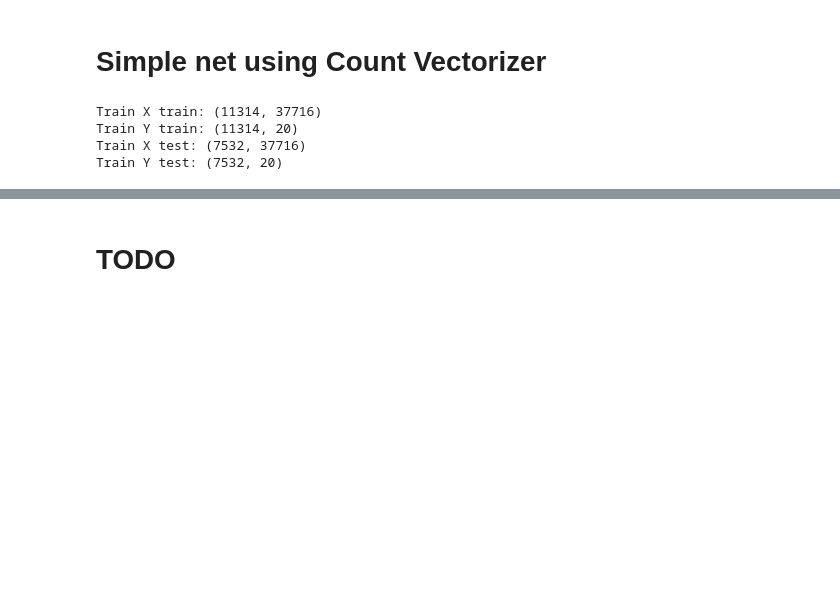
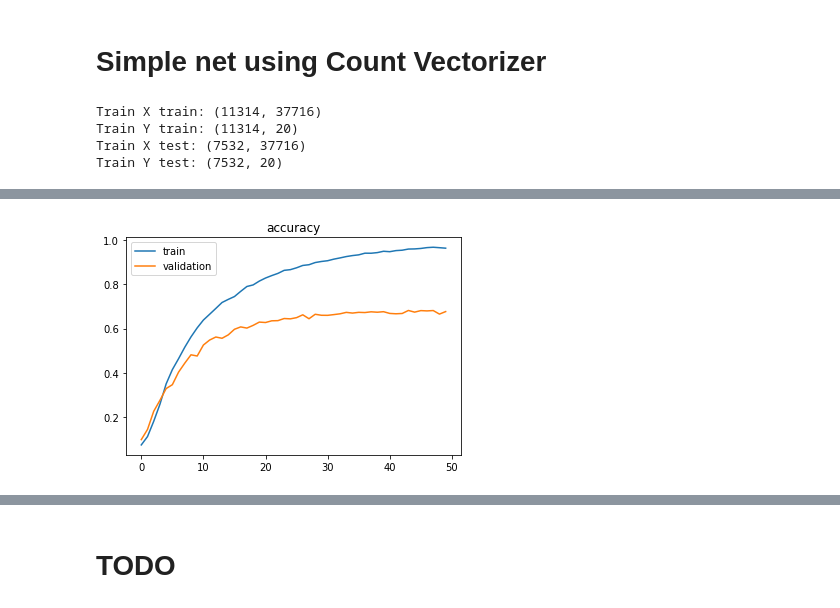
Before and after one commit to pro0255/NLP_Sentiment_analysis, a Jupyter notebook: 20_news_group_analysis.ipynb, the cells around one changed output, grey strips where cells are left out. Saved outputs shown, nothing was run; the diff lists cells and outputs as text; code cells hidden in the pictures; blank space fills up the shorter version.

```diff
--- a/20_news_group_analysis.ipynb
+++ b/20_news_group_analysis.ipynb
@@ -940,0 +912,20 @@ model.summary()
+# %%
+OWN_EMBEDDING_EPOCHS = 50
+# %%
+def embedding_net():
+    model = Sequential([vectorizer,
+                Embedding(
+                    input_dim=MAX_VOCAB,
+                    output_dim=EMBEDDING_DIMS),
+                GlobalAveragePooling1D(),
+                Dense(16, activation='relu'),
+                Dense(LEN_CLASS, activation='softmax')
+                ])
+
+    model.compile(optimizer='adam', loss='categorical_crossentropy', metrics=['accuracy'])
+    return model
+# %%
+model = embedding_net()
+# %%
+embedding_history = model.fit(train_X, train_Y, epochs=OWN_EMBEDDING_EPOCHS,
+         validation_data=(test_X, test_Y))
@@ -940,0 +971,4 @@ model.summary()
+# %%
+plot_res('accuracy', embedding_history.history)
+# %% [output]
+[figure, added]
```
Also changed, not shown: parts of 44 cells of this notebook.
